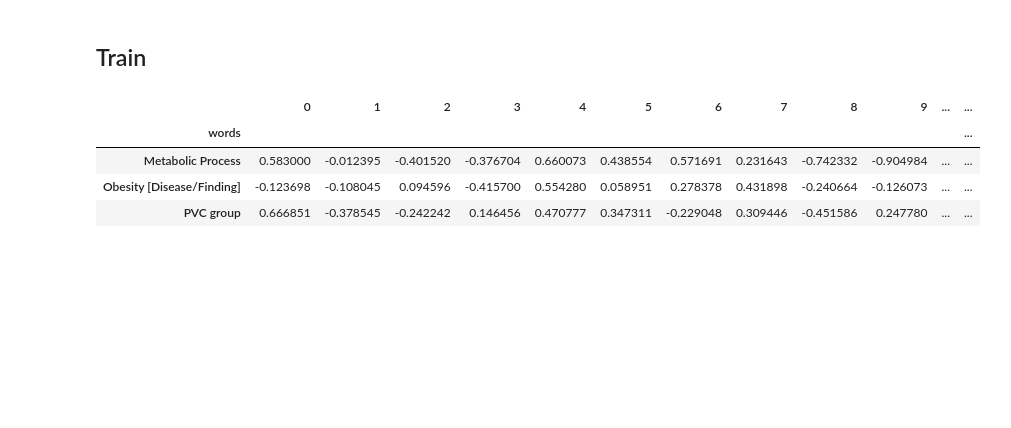
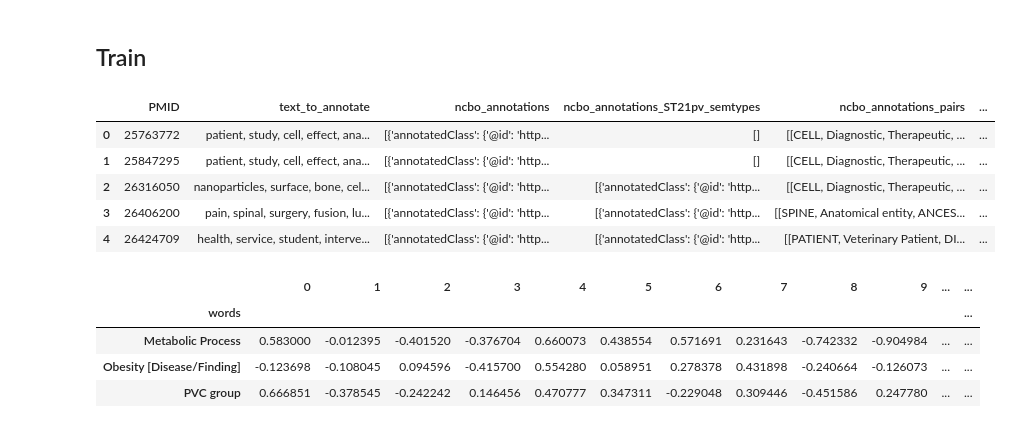
Before and after one commit to hadaszm/NLP, a Jupyter notebook: disambiguation/disambiguation.ipynb, the cells around one changed output. Saved outputs shown, nothing was run; the diff lists cells and outputs as text; code cells hidden in the pictures; blank space fills up the shorter version.

```diff
--- a/disambiguation/disambiguation.ipynb
+++ b/disambiguation/disambiguation.ipynb
@@ -56,6 +68,16 @@ def disambiguation(current_selection,embedings):
 # %%
 train = pd.read_csv(os.path.join(folder,'bertopic_ncbo_fulldata_lemmatize_nostopwords_data_2022-11-30_12-09-18_train.csv'))
 train['ncbo_annotations_pairs'] = train['ncbo_annotations_pairs'].apply(eval)
+train['ncbo_annotations_ST21pv_semtypes_pairs'] = train['ncbo_annotations_ST21pv_semtypes_pairs'].apply(eval)
+# %%
+train.head()
+# %% [output]
+|  | PMID | text_to_annotate | ncbo_annotations | ncbo_annotations_ST21pv_semtypes | ncbo_annotations_pairs | ... |
+| 0 | 25763772 | patient, study, cell, effect, ana... | [{'annotatedClass': {'@id': 'http... | [] | [[CELL, Diagnostic, Therapeutic, ... | ... |
+| 1 | 25847295 | patient, study, cell, effect, ana... | [{'annotatedClass': {'@id': 'http... | [] | [[CELL, Diagnostic, Therapeutic, ... | ... |
+| 2 | 26316050 | nanoparticles, surface, bone, cel... | [{'annotatedClass': {'@id': 'http... | [{'annotatedClass': {'@id': 'http... | [[CELL, Diagnostic, Therapeutic, ... | ... |
+| 3 | 26406200 | pain, spinal, surgery, fusion, lu... | [{'annotatedClass': {'@id': 'http... | [{'annotatedClass': {'@id': 'http... | [[SPINE, Anatomical entity, ANCES... | ... |
+| 4 | 26424709 | health, service, student, interve... | [{'annotatedClass': {'@id': 'http... | [{'annotatedClass': {'@id': 'http... | [[PATIENT, Veterinary Patient, DI... | ... |
 # %%
 
 embedings_fine_tuned = pd.read_csv(os.path.join(folder,'bertopic_ncbo_fulldata_lemmatize_nostopwords_data_2022-11-30_12-09-18_train_model_fine_tuned.csv'))
```
Also changed, not shown: parts of 37 cells of this notebook.
